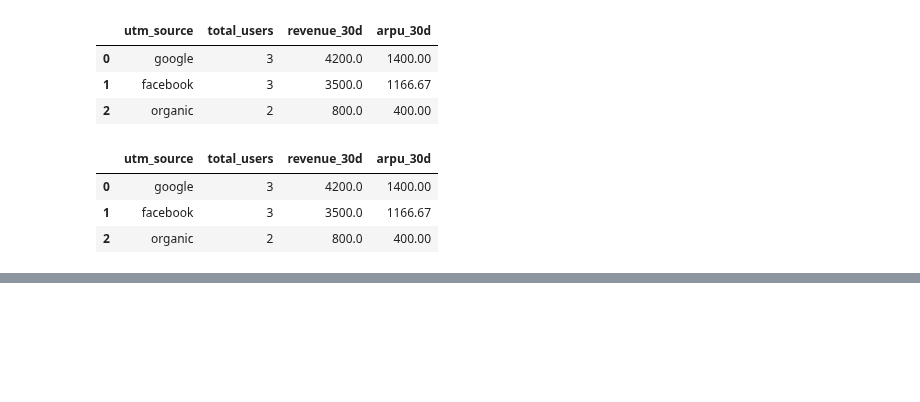
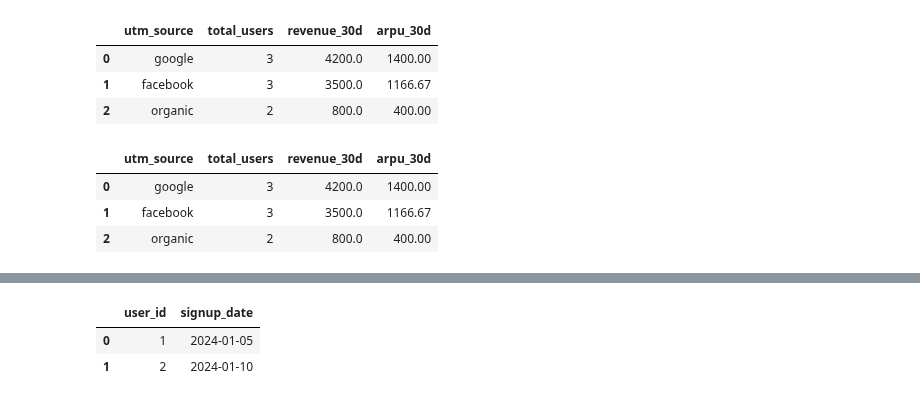
Before and after one commit to Praldmur/Tasks, a Jupyter notebook: simulator_sql.ipynb, the cells around one changed output, grey strips where cells are left out. Cells and saved outputs as stored; diff of their text form; code cells hidden in the pictures; blank space fills up the shorter version.

```diff
--- a/simulator_sql.ipynb
+++ b/simulator_sql.ipynb
@@ -1016,0 +1143,26 @@ result
+# %%
+query = """
+with five_finished_table as(
+    select
+        u.user_id,
+        u.signup_date
+    from users u
+    where exists(
+        select 1
+        from views v
+        where u.user_id = v.user_id
+            and v.status = 'finished'
+        group by user_id
+        having count(status) >= 5)
+)
+select
+    f.user_id,
+    f.signup_date,
+
+"""
+result = duckdb.query(query).to_df()
+result
+# %% [output]
+|  | user_id | signup_date |
+| 0 | 1 | 2024-01-05 |
+| 1 | 2 | 2024-01-10 |
```
Also changed, not shown: parts of 4 cells of this notebook.
